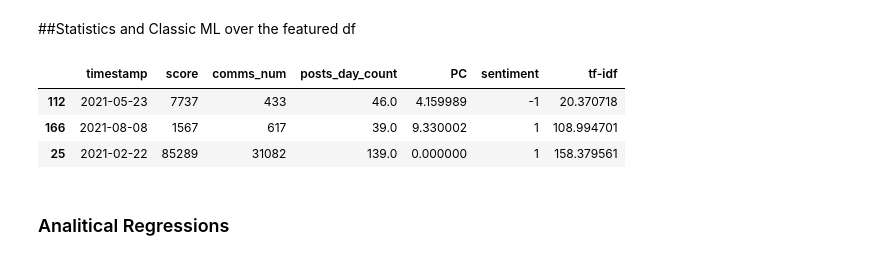
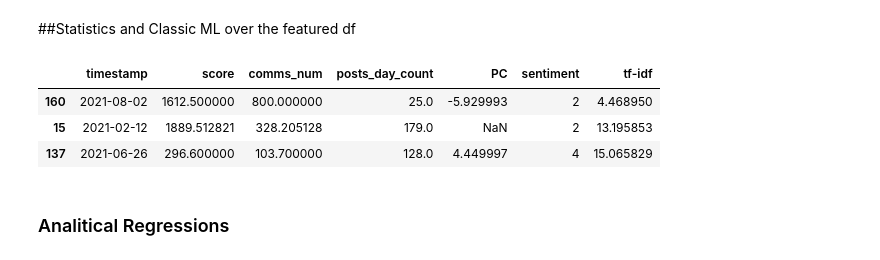
Before and after one commit to amit-shahar/StockValues, a Jupyter notebook: StocksValues.ipynb, the cells around one changed output. Saved outputs shown, nothing was run; the diff lists cells and outputs as text; code cells hidden in the pictures.

```diff
--- a/StocksValues.ipynb
+++ b/StocksValues.ipynb
@@ -1138,8 +1255,20 @@ model_class, tokenizer_class, pretrained_weights = (BertModel, BertTokenizer, 'b
 tokenizer = tokenizer_class.from_pretrained(pretrained_weights)
 model = model_class.from_pretrained(pretrained_weights).to(device)
 
+#GME
 features = extract_features(df=GME_df, text_col = 'title', batch_size=1024)
-embeddings = list(features)
-GME_df['bert_features'] = embeddings
+GME_embeddings = list(features)
+GME_df['bert_features'] = GME_embeddings
+
+#AMC
+features = extract_features(df=AMC_df, text_col = 'title', batch_size=1024)
+AMC_embeddings = list(features)
+AMC_df['bert_features'] = AMC_embeddings
+
+#NOK
+features = extract_features(df=NOK_df, text_col = 'title', batch_size=1024)
+NOK_embeddings = list(features)
+NOK_df['bert_features'] = NOK_embeddings
+
 GME_df[['timestamp','title','body','sentiment','bert_features']].sample(5)
 # %% [output]
@@ -1223,21 +1352,41 @@ Also, Bert is a state of the art model. Therefore we will prefer it's embadding
 # %% [markdown]
 ##Statistics and Classic ML over the featured df
 # %%
-#@title Dataframe for the predictions:
+#@title Adding Bert embeddings to the df
+#GME
 GME_df['tf-idf'] = pd.DataFrame(X.todense()).T.apply(lambda x: x.sum())
 day_GME_df = GME_df.groupby('timestamp', as_index=False).sum()
-y = GME_df.groupby('timestamp', as_index=False)[['posts_day_count','PC']].count().drop(columns='timestamp')
-day_GME_df[['posts_day_count','PC']] = day_GME_df[['posts_day_count','PC']].div(y)
+y = GME_df.groupby('timestamp', as_index=False)[['score','comms_num','posts_day_count','PC','tf-idf']].count().drop(columns='timestamp')
+day_GME_df[['score','comms_num','posts_day_count','PC','tf-idf']] = day_GME_df[['score','comms_num','posts_day_count','PC','tf-idf']].div(y)
 day_GME_df.name = GME_df.name
-day_before = day_GME_df
-day_before['PC']  = day_before['PC'].shift(-1)
-day_before.drop(['bert_cluster','bert_x0','bert_x1'],axis=1, inplace=True)
-day_before.sample(n=3)
+day_before_GME = day_GME_df
+day_before_GME['PC']  = day_before['PC'].shift(-1)
+day_before_GME.drop(['bert_cluster','bert_x0','bert_x1'],axis=1, inplace=True)
+
+#AMC
+AMC_df['tf-idf'] = pd.DataFrame(X.todense()).T.apply(lambda x: x.sum())
+day_AMC_df = AMC_df.groupby('timestamp', as_index=False).sum()
+y = AMC_df.groupby('timestamp', as_index=False)[['score','comms_num','posts_day_count','PC','tf-idf']].count().drop(columns='timestamp')
+day_AMC_df[['score','comms_num','posts_day_count','PC','tf-idf']] = day_AMC_df[['score','comms_num','posts_day_count','PC','tf-idf']].div(y)
+day_AMC_df.name = AMC_df.name
+day_before_AMC = day_AMC_df
+day_before_AMC['PC']  = day_before['PC'].shift(-1)
+
+#NOK
+NOK_df['tf-idf'] = pd.DataFrame(X.todense()).T.apply(lambda x: x.sum())
+day_NOK_df = NOK_df.groupby('timestamp', as_index=False).sum()
+y = NOK_df.groupby('timestamp', as_index=False)[['score','comms_num','posts_day_count','PC','tf-idf']].count().drop(columns='timestamp')
+day_NOK_df[['score','comms_num','posts_day_count','PC','tf-idf']] = day_NOK_df[['score','comms_num','posts_day_count','PC','tf-idf']].div(y)
+day_NOK_df.name = NOK_df.name
+day_before_NOK = day_NOK_df
+day_before_NOK['PC']  = day_before['PC'].shift(-1)
+
+day_before_GME.sample(n=3)
 # %% [output]
 |  | timestamp | score | comms_num | posts_day_count | PC | sentiment | tf-idf |
-| 112 | 2021-05-23 | 7737 | 433 | 46.0 | 4.159989 | -1 | 20.370718 |
-| 166 | 2021-08-08 | 1567 | 617 | 39.0 | 9.330002 | 1 | 108.994701 |
-| 25 | 2021-02-22 | 85289 | 31082 | 139.0 | 0.000000 | 1 | 158.379561 |
+| 160 | 2021-08-02 | 1612.500000 | 800.000000 | 25.0 | -5.929993 | 2 | 4.468950 |
+| 15 | 2021-02-12 | 1889.512821 | 328.205128 | 179.0 | NaN | 2 | 13.195853 |
+| 137 | 2021-06-26 | 296.600000 | 103.700000 | 128.0 | 4.449997 | 4 | 15.065829 |
 # %% [markdown]
 ### Analitical Regressions
 # %% [markdown]
```
Also changed, not shown: parts of 83 cells of this notebook.
